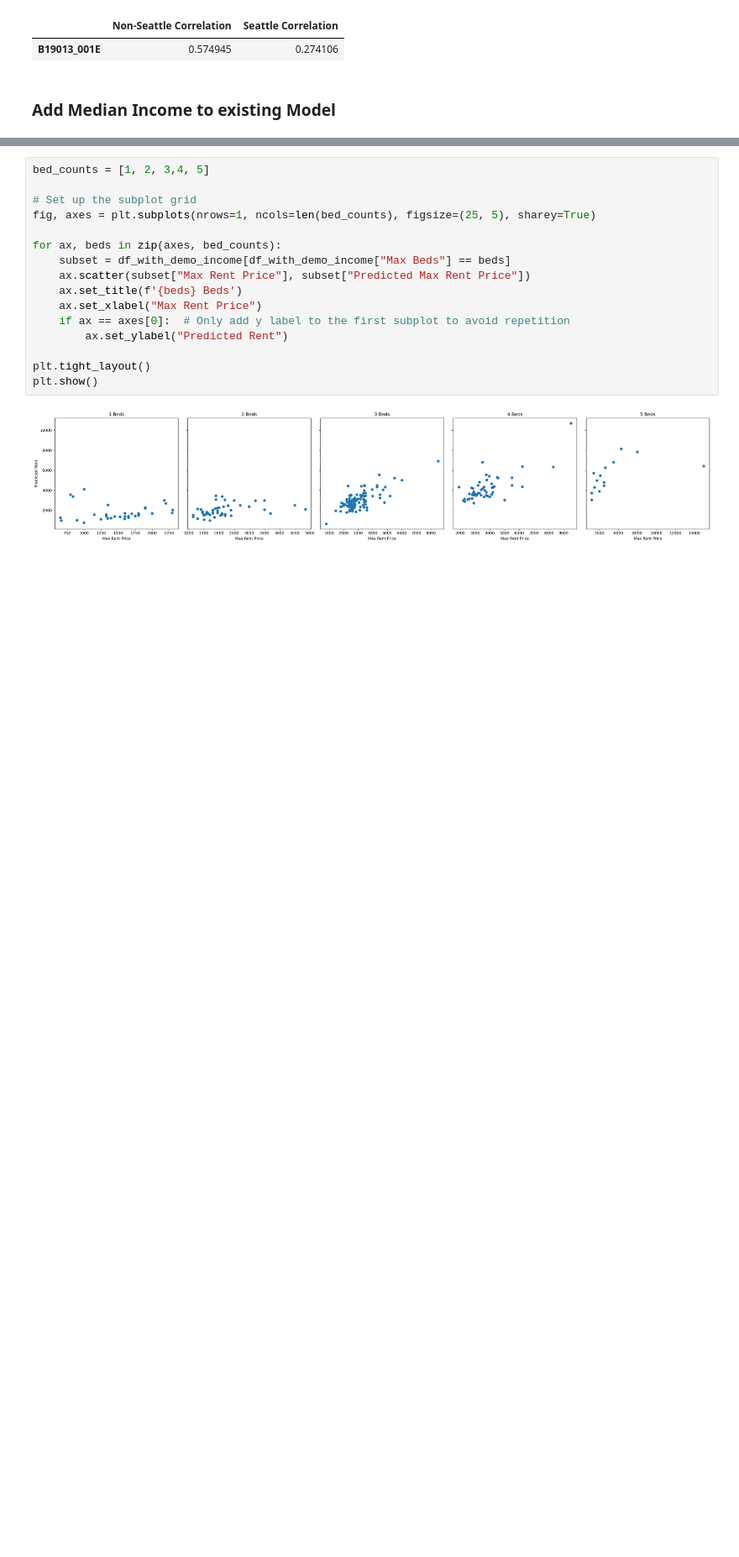
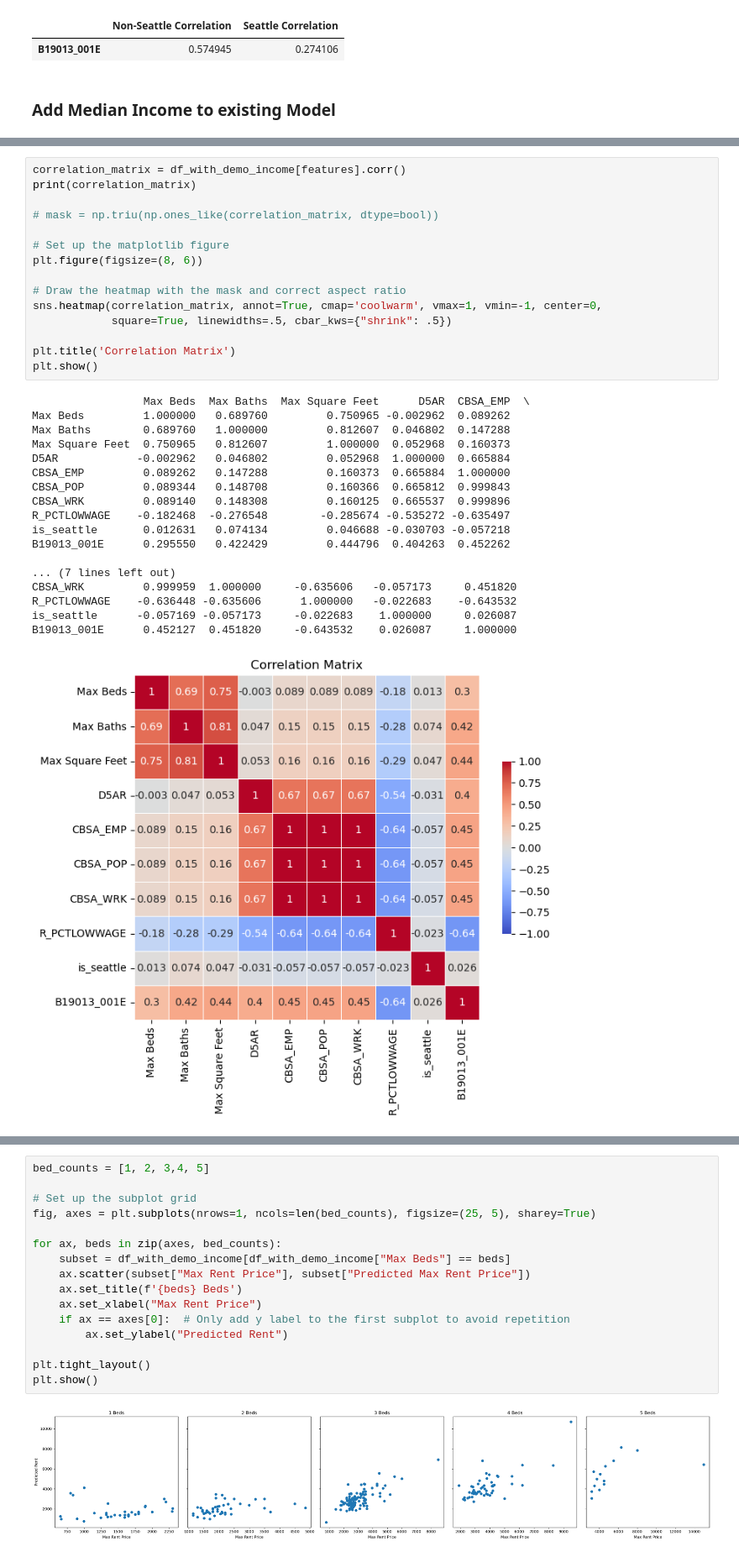
Before and after one commit to drago9773/stoebebirch, a Jupyter notebook: rent_prediction_exploration/rent_prediction_exploration.ipynb, the cells around one changed output, grey strips where cells are left out. Shown at 84% size. Saved outputs shown, nothing was run; the diff lists cells and outputs as text; blank space fills up the shorter version.

```diff
--- a/rent_prediction_exploration/rent_prediction_exploration.ipynb
+++ b/rent_prediction_exploration/rent_prediction_exploration.ipynb
@@ -350 +358,35 @@ Length: 146, dtype: object
+# %%
+correlation_matrix = df_with_demo_income[features].corr()
+print(correlation_matrix)
+
+# mask = np.triu(np.ones_like(correlation_matrix, dtype=bool))
+
+# Set up the matplotlib figure
+plt.figure(figsize=(8, 6))
+
+# Draw the heatmap with the mask and correct aspect ratio
+sns.heatmap(correlation_matrix, annot=True, cmap='coolwarm', vmax=1, vmin=-1, center=0,
+            square=True, linewidths=.5, cbar_kws={"shrink": .5})
+
+plt.title('Correlation Matrix')
+plt.show()
+# %% [output]
+                 Max Beds  Max Baths  Max Square Feet      D5AR  CBSA_EMP  \
+Max Beds         1.000000   0.689760         0.750965 -0.002962  0.089262
+Max Baths        0.689760   1.000000         0.812607  0.046802  0.147288
+Max Square Feet  0.750965   0.812607         1.000000  0.052968  0.160373
+D5AR            -0.002962   0.046802         0.052968  1.000000  0.665884
+CBSA_EMP         0.089262   0.147288         0.160373  0.665884  1.000000
+CBSA_POP         0.089344   0.148708         0.160366  0.665812  0.999843
+CBSA_WRK         0.089140   0.148308         0.160125  0.665537  0.999896
+R_PCTLOWWAGE    -0.182468  -0.276548        -0.285674 -0.535272 -0.635497
+is_seattle       0.012631   0.074134         0.046688 -0.030703 -0.057218
+B19013_001E      0.295550   0.422429         0.444796  0.404263  0.452262
+
+... (7 lines left out)
+CBSA_WRK         0.999959  1.000000     -0.635606   -0.057173     0.451820
+R_PCTLOWWAGE    -0.636448 -0.635606      1.000000   -0.022683    -0.643532
+is_seattle      -0.057169 -0.057173     -0.022683    1.000000     0.026087
+B19013_001E      0.452127  0.451820     -0.643532    0.026087     1.000000
+[figure, added]
 # %%
```
Also changed, not shown: parts of 14 cells of this notebook, 1 other file.
